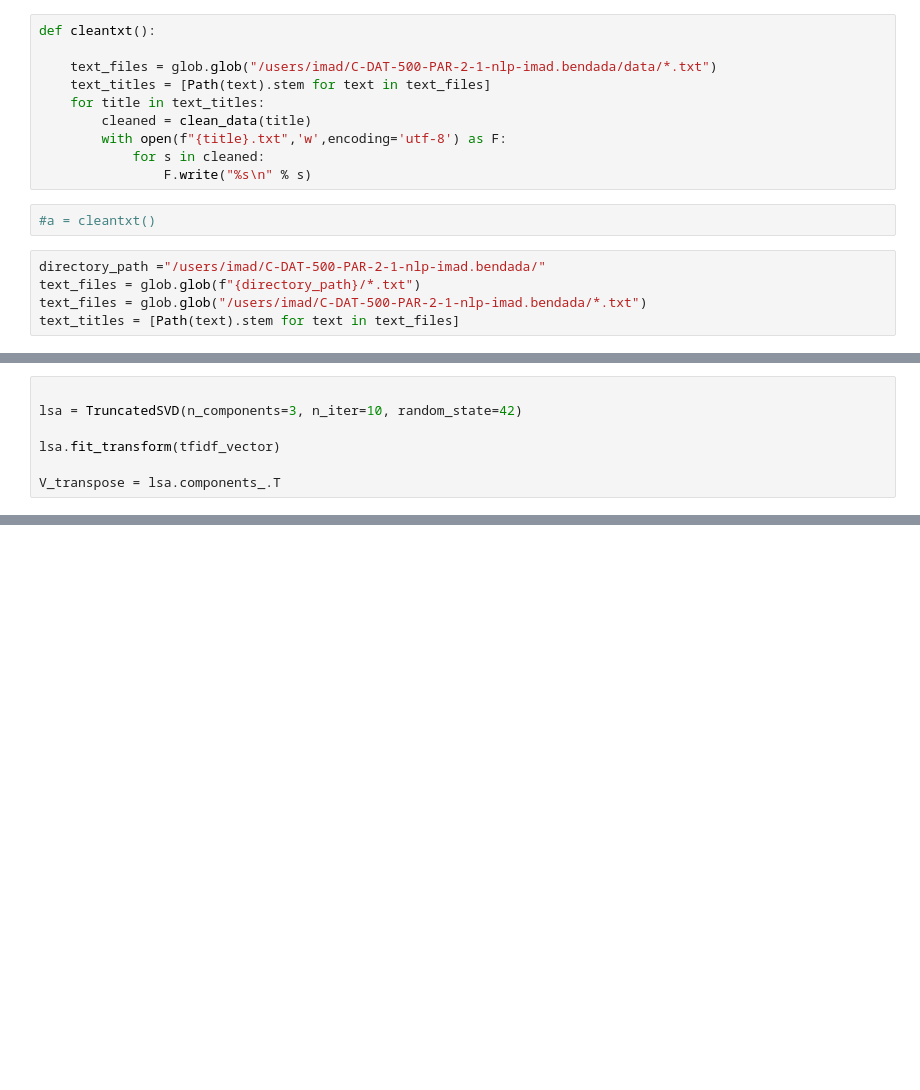
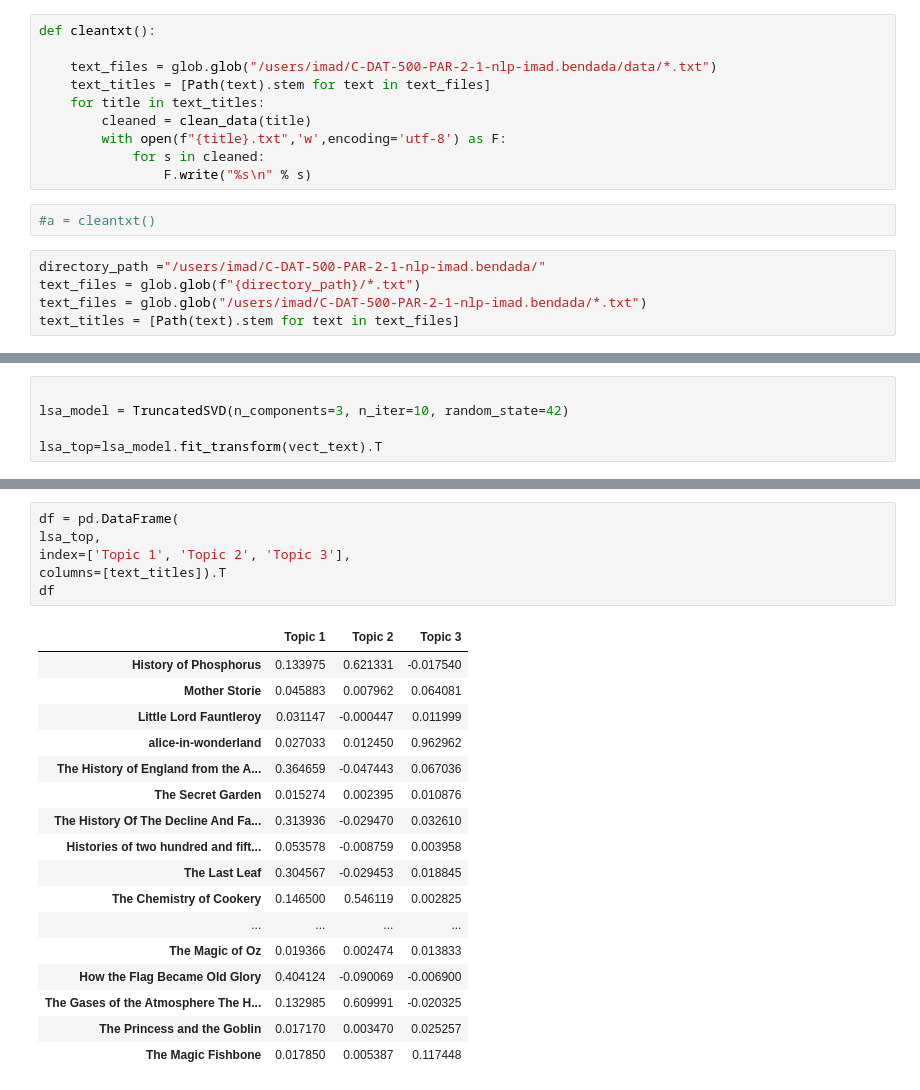
Before and after one commit to ImadEpi/Projects, a Jupyter notebook: Topic_modeling.ipynb, the cells around one changed output, grey strips where cells are left out. Drawn from its saved outputs; the diff is of its cells as text; blank space fills up the shorter version.

```diff
--- a/Topic_modeling.ipynb
+++ b/Topic_modeling.ipynb
@@ -131,7 +139,5 @@ tfidf_df
 # %%
 
-lsa = TruncatedSVD(n_components=3, n_iter=10, random_state=42)
+lsa_model = TruncatedSVD(n_components=3, n_iter=10, random_state=42)
 
-lsa.fit_transform(tfidf_vector)
-
-V_transpose = lsa.components_.T
+lsa_top=lsa_model.fit_transform(vect_text).T
@@ -172,0 +149,24 @@ Topic 2:  ['The Complete Herbal', 'O Pioneers', 'Democracy In America, Volume 1
+# %%
+df = pd.DataFrame(
+lsa_top,
+index=['Topic 1', 'Topic 2', 'Topic 3'],
+columns=[text_titles]).T
+df
+# %% [output]
+|  | Topic 1 | Topic 2 | Topic 3 |
+| History of Phosphorus | 0.133975 | 0.621331 | -0.017540 |
+| Mother Storie | 0.045883 | 0.007962 | 0.064081 |
+| Little Lord Fauntleroy | 0.031147 | -0.000447 | 0.011999 |
+| alice-in-wonderland | 0.027033 | 0.012450 | 0.962962 |
+| The History of England from the A... | 0.364659 | -0.047443 | 0.067036 |
+| The Secret Garden | 0.015274 | 0.002395 | 0.010876 |
+| The History Of The Decline And Fa... | 0.313936 | -0.029470 | 0.032610 |
+| Histories of two hundred and fift... | 0.053578 | -0.008759 | 0.003958 |
+| The Last Leaf | 0.304567 | -0.029453 | 0.018845 |
+| The Chemistry of Cookery | 0.146500 | 0.546119 | 0.002825 |
+| ... | ... | ... | ... |
+| The Magic of Oz | 0.019366 | 0.002474 | 0.013833 |
+| How the Flag Became Old Glory | 0.404124 | -0.090069 | -0.006900 |
+| The Gases of the Atmosphere The H... | 0.132985 | 0.609991 | -0.020325 |
+| The Princess and the Goblin | 0.017170 | 0.003470 | 0.025257 |
+| The Magic Fishbone | 0.017850 | 0.005387 | 0.117448 |
```
Also changed, not shown: parts of 13 cells of this notebook, 1 other file.
